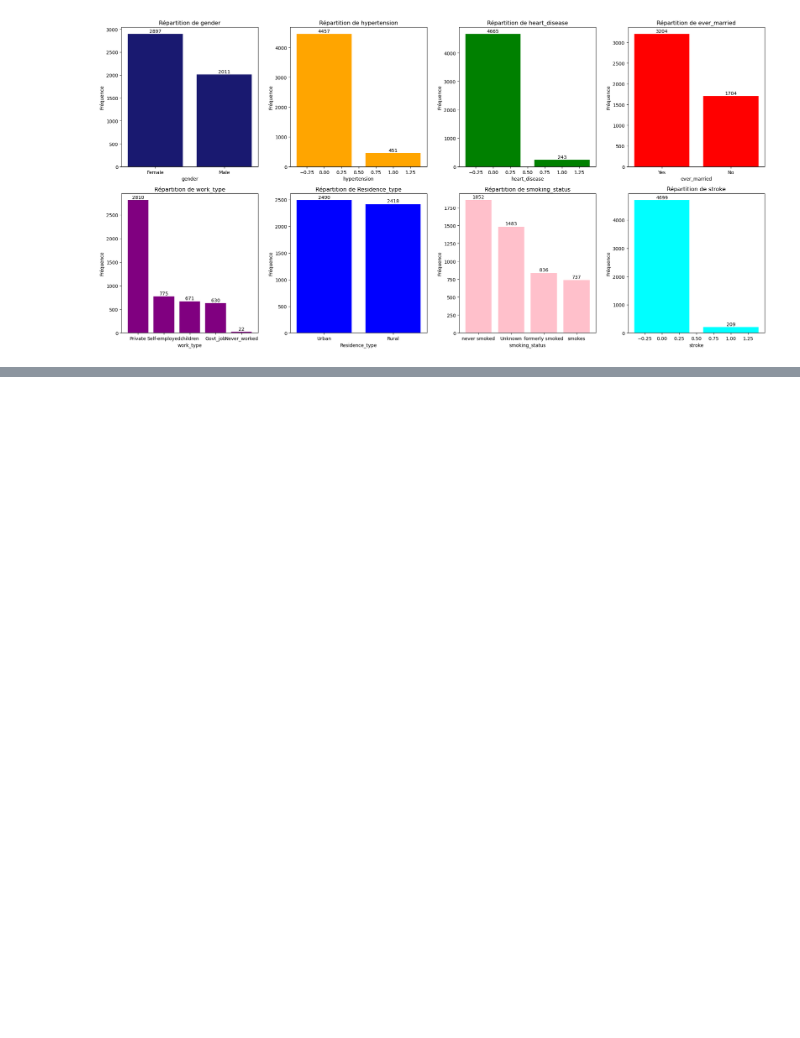
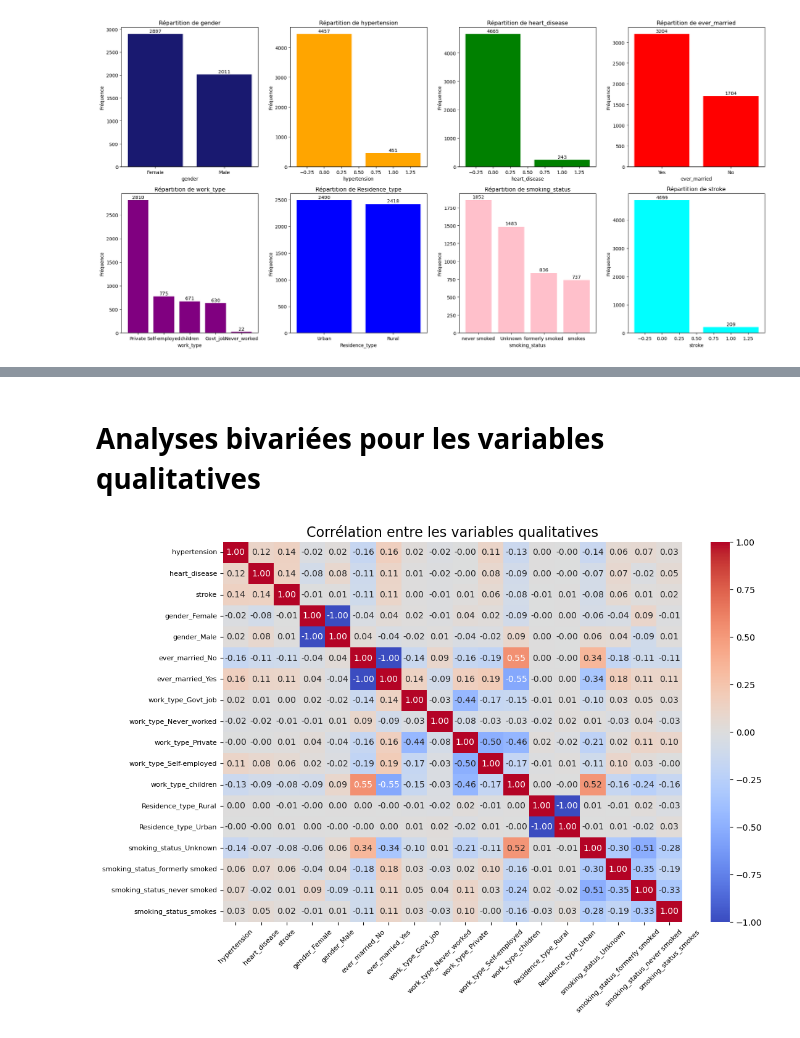
Before and after one commit to Antho-SJ/strocke-alert, a Jupyter notebook: stroke_alert.ipynb, the cells around one changed output, grey strips where cells are left out. Saved outputs shown, nothing was run; the diff lists cells and outputs as text; code cells hidden in the pictures; blank space fills up the shorter version.

```diff
--- a/stroke_alert.ipynb
+++ b/stroke_alert.ipynb
@@ -299,0 +348,24 @@ plt.show()
+# %% [markdown]
+#  Analyses bivariées pour les variables qualitatives
+# %%
+# Sélection des colonnes QUALITATIVES pour le calcul de la corrélation
+variables_qualitatives = ['gender', 'hypertension', 'heart_disease', 'ever_married', 'work_type', 'Residence_type', 'smoking_status', 'stroke']
+correlation_df = df[variables_qualitatives]
+
+# Convertir les variables qualitatives en variables indicatrices (dummy variables)
+correlation_df = pd.get_dummies(correlation_df)
+
+# Calcul de la matrice de corrélation
+correlation_matrix = correlation_df.corr()
+
+# Tracé du heatmap
+plt.figure(figsize=(12, 8))
+heatmap = sns.heatmap(correlation_matrix, annot=True, cmap='coolwarm', fmt=".2f", annot_kws={"size": 10})
+plt.title('Corrélation entre les variables qualitatives', fontsize=16)
+
+# Réduire la taille des noms des colonnes sur les axes x et y
+heatmap.set_xticklabels(heatmap.get_xticklabels(), rotation=45, fontsize=8)
+heatmap.set_yticklabels(heatmap.get_yticklabels(), fontsize=8)
+plt.show()
+# %% [output]
+[figure, added]
```
Also changed, not shown: parts of 15 cells of this notebook.
